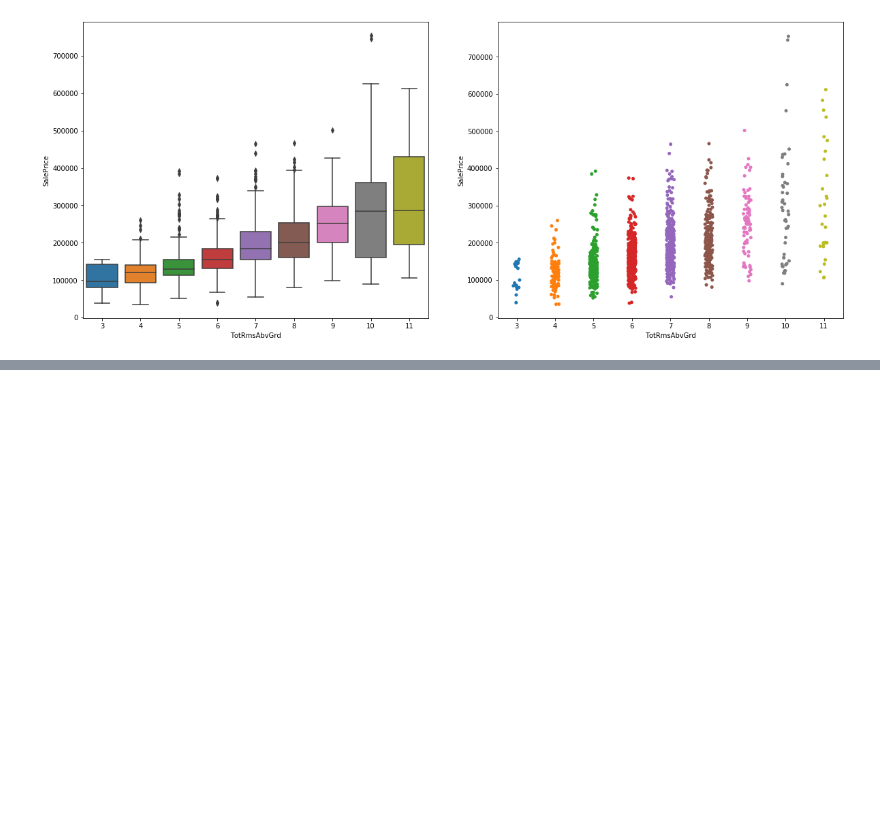
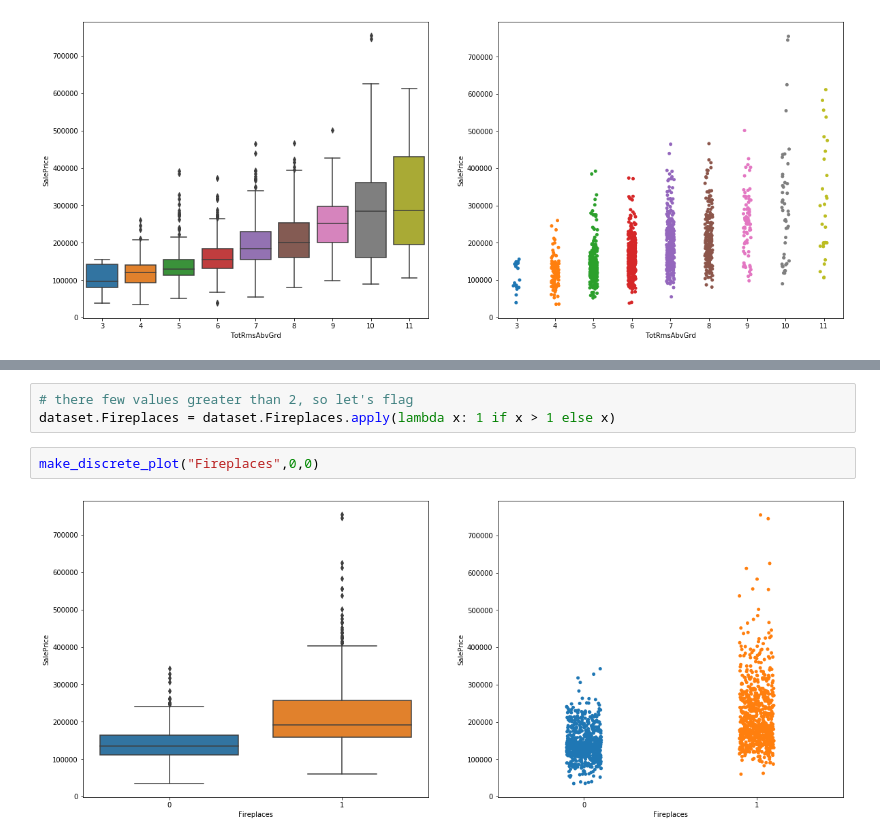
Before and after one commit to dailysergey/kaggle, a Jupyter notebook: HousePrice/HousePrice.ipynb, the cells around one changed output, grey strips where cells are left out. Saved outputs shown, nothing was run; the diff lists cells and outputs as text; blank space fills up the shorter version.

```diff
--- a/HousePrice/HousePrice.ipynb
+++ b/HousePrice/HousePrice.ipynb
@@ -590,0 +603,7 @@ make_discrete_plot("TotRmsAbvGrd",0,0)
+# %%
+# there few values greater than 2, so let's flag
+dataset.Fireplaces = dataset.Fireplaces.apply(lambda x: 1 if x > 1 else x)
+# %%
+make_discrete_plot("Fireplaces",0,0)
+# %% [output]
+[figure, added]
```
Also changed, not shown: parts of 32 cells of this notebook.
